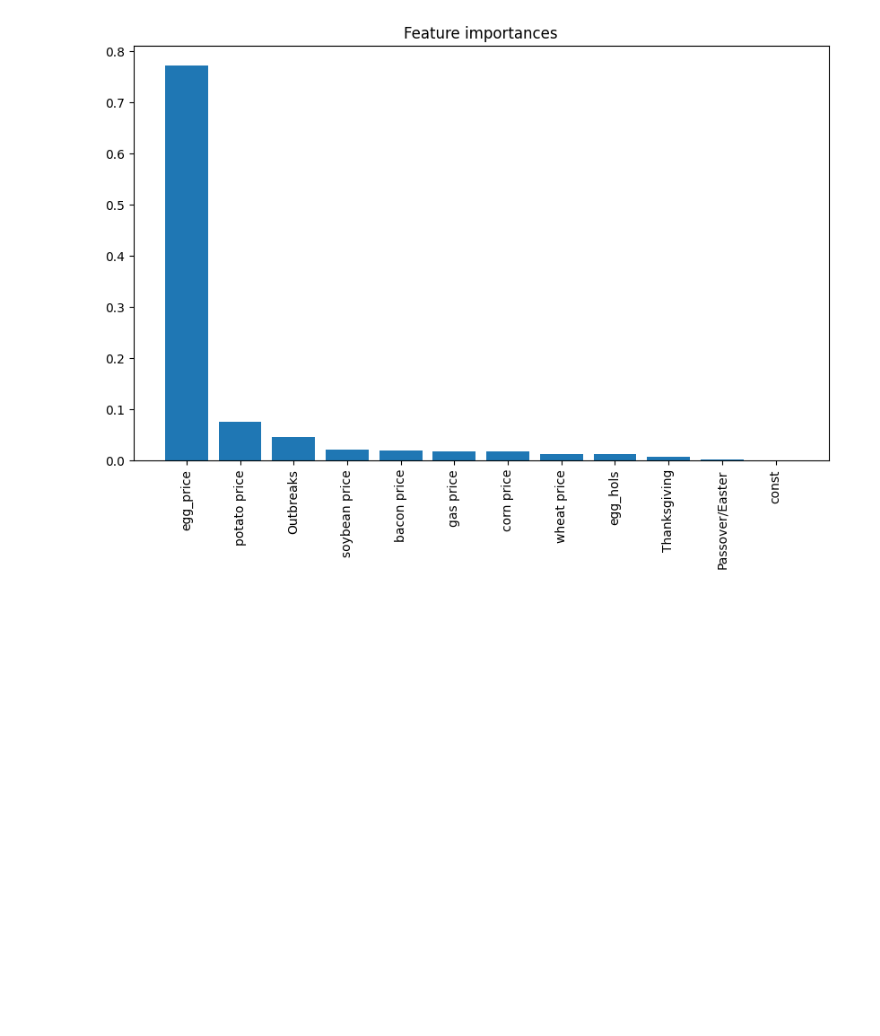
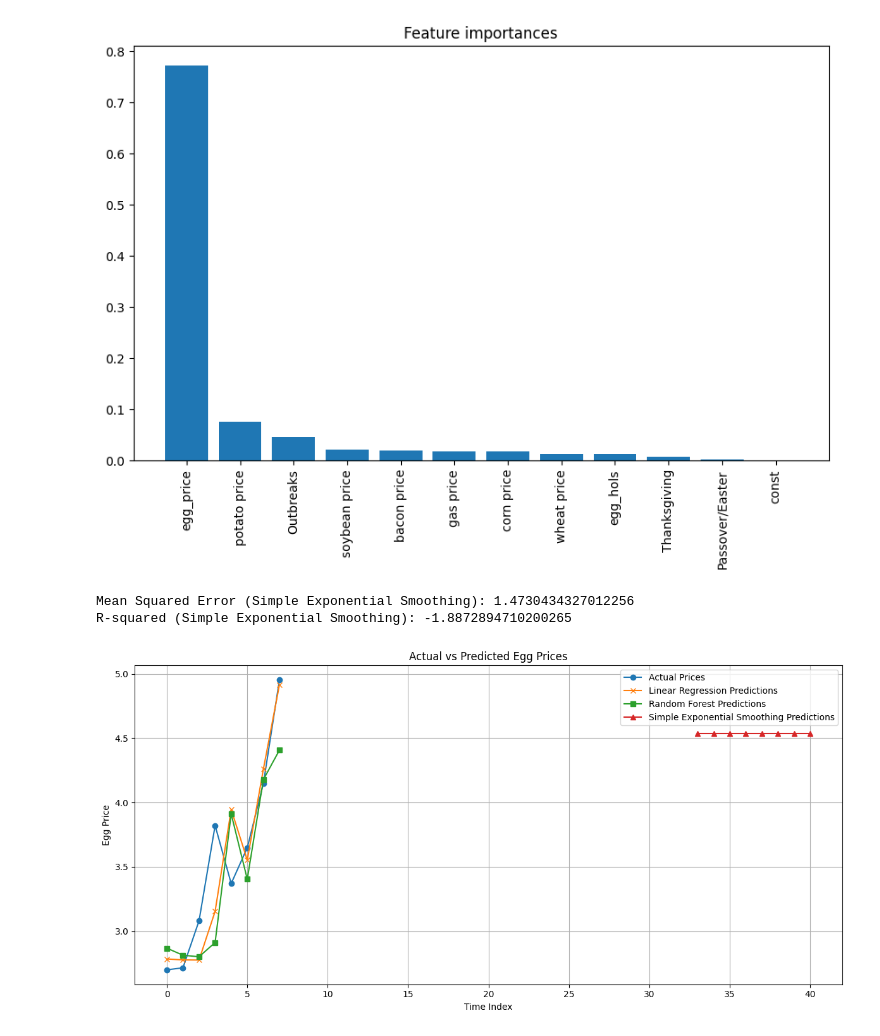
Before and after one commit to xeniachen-01/142a-eggs, a Jupyter notebook: backtesting.ipynb, the cells around one changed output. Cells and saved outputs as stored; diff of their text form; code cells hidden in the pictures; blank space fills up the shorter version.

```diff
--- a/backtesting.ipynb
+++ b/backtesting.ipynb
@@ -182,3 +186,34 @@ Feature ranking:
   Text(10, 0, 'Passover/Easter'),
   Text(11, 0, 'const')])
 [figure]
+# %%
+#simple exponential smoothing model which uses last month's price to predict this month's price
+# Import the SimpleExpSmoothing class
+from statsmodels.tsa.holtwinters import SimpleExpSmoothing
+# Fit the model
+model = SimpleExpSmoothing(X['egg_price']).fit(smoothing_level=0.6, optimized=False)
+# Make predictions
+predictions = model.forecast(len(X_test))
+# Calculate the mean squared error and R-squared value
+mse_ses = mean_squared_error(y_test.iloc[:-1], predictions[:-1])
+r2_ses = r2_score(y_test.iloc[:-1], predictions[:-1])
+print(f'Mean Squared Error (Simple Exponential Smoothing): {mse_ses}')
+print(f'R-squared (Simple Exponential Smoothing): {r2_ses}')
+
+# Plot the actual vs predicted values
+plt.figure(figsize=(12, 6))
+plt.plot(y_test.iloc[:-1].values, label='Actual Prices', marker='o')
+plt.plot(pred[:-1], label='Linear Regression Predictions', marker='x')
+plt.plot(pred_rf[:-1], label='Random Forest Predictions', marker='s')
+plt.plot(predictions[:-1], label='Simple Exponential Smoothing Predictions', marker='^')
+plt.title('Actual vs Predicted Egg Prices')
+plt.xlabel('Time Index')
+plt.ylabel('Egg Price')
+plt.legend()
+plt.grid(True)
+plt.tight_layout()
+plt.show()
+# %% [output]
+Mean Squared Error (Simple Exponential Smoothing): 1.4730434327012256
+R-squared (Simple Exponential Smoothing): -1.8872894710200265
+[figure, added]
```
Also changed, not shown: parts of 2 cells of this notebook, 1 other file.
